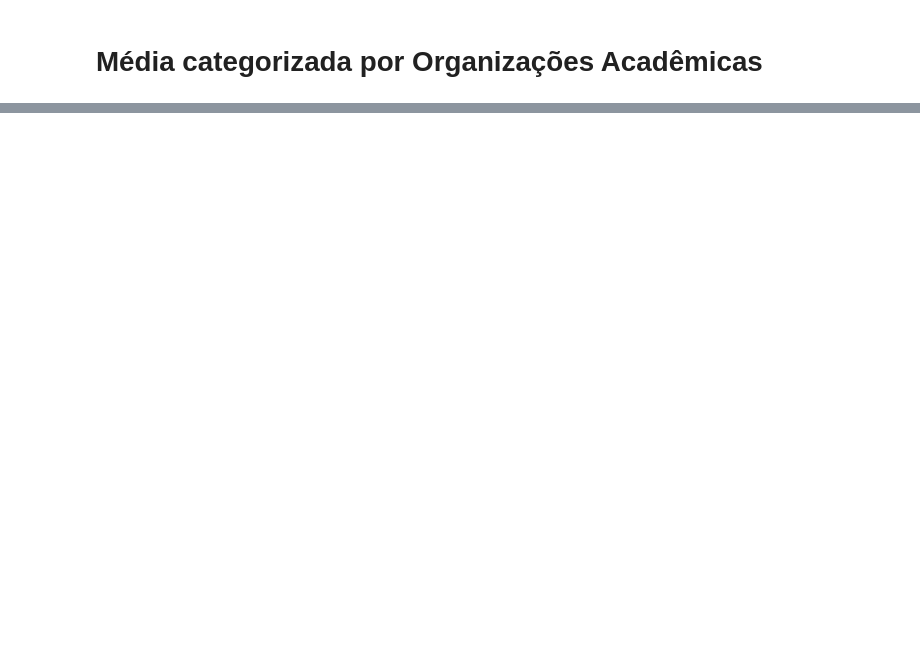
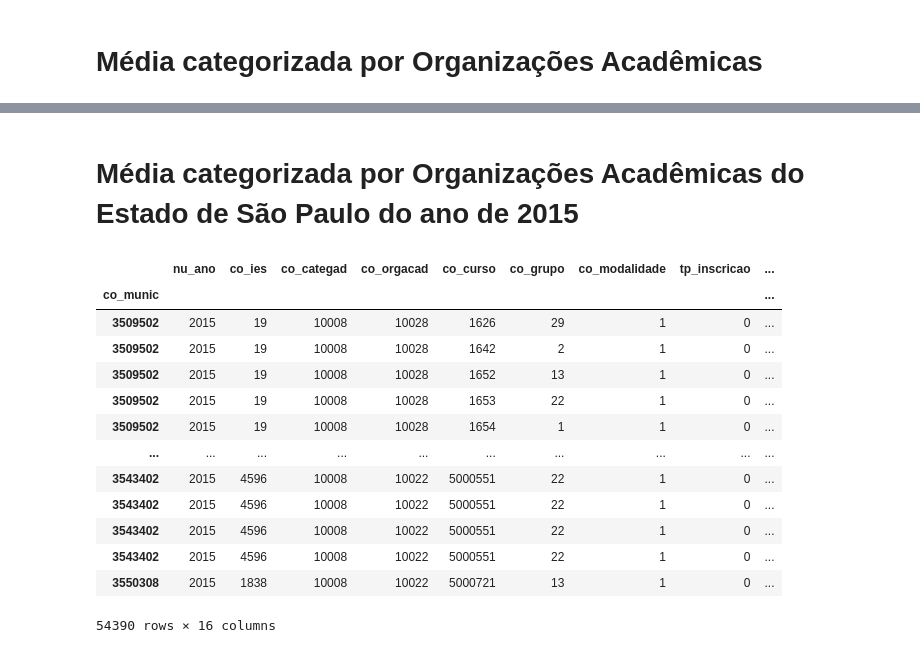
Before and after one commit to edsonbrendon/DataScienceIDD, a Jupyter notebook: Projeto DataScience IDD/DataScienceIDD/DataScience.ipynb, the cells around one changed output, grey strips where cells are left out. Cells and saved outputs as stored; diff of their text form; code cells hidden in the pictures; blank space fills up the shorter version.

```diff
--- a/Projeto DataScience IDD/DataScienceIDD/DataScience.ipynb
+++ b/Projeto DataScience IDD/DataScienceIDD/DataScience.ipynb
@@ -151,3 +149,24 @@ fig = go.Figure(data=data, layout=layout)
 py.iplot(fig)
 # %% [output]
 [interactive output not drawn]
+# %% [markdown]
+# Média categorizada por Organizações Acadêmicas do Estado de São Paulo do ano de 2015
+# %%
+#35 - Dados apenas do Estado de São Paulo do Ano de 2015
+sp = df15.set_index('co_munic').filter(like='35', axis=0)
+sp
+# %% [output]
+|  | nu_ano | co_ies | co_categad | co_orgacad | co_curso | co_grupo | co_modalidade | tp_inscricao | ... |
+| co_munic |  |  |  |  |  |  |  |  | ... |
+| 3509502 | 2015 | 19 | 10008 | 10028 | 1626 | 29 | 1 | 0 | ... |
+| 3509502 | 2015 | 19 | 10008 | 10028 | 1642 | 2 | 1 | 0 | ... |
+| 3509502 | 2015 | 19 | 10008 | 10028 | 1652 | 13 | 1 | 0 | ... |
+| 3509502 | 2015 | 19 | 10008 | 10028 | 1653 | 22 | 1 | 0 | ... |
+| 3509502 | 2015 | 19 | 10008 | 10028 | 1654 | 1 | 1 | 0 | ... |
+| ... | ... | ... | ... | ... | ... | ... | ... | ... | ... |
+| 3543402 | 2015 | 4596 | 10008 | 10022 | 5000551 | 22 | 1 | 0 | ... |
+| 3543402 | 2015 | 4596 | 10008 | 10022 | 5000551 | 22 | 1 | 0 | ... |
+| 3543402 | 2015 | 4596 | 10008 | 10022 | 5000551 | 22 | 1 | 0 | ... |
+| 3543402 | 2015 | 4596 | 10008 | 10022 | 5000551 | 22 | 1 | 0 | ... |
+| 3550308 | 2015 | 1838 | 10008 | 10022 | 5000721 | 13 | 1 | 0 | ... |
+54390 rows × 16 columns
```
Also changed, not shown: parts of 4 cells of this notebook.
